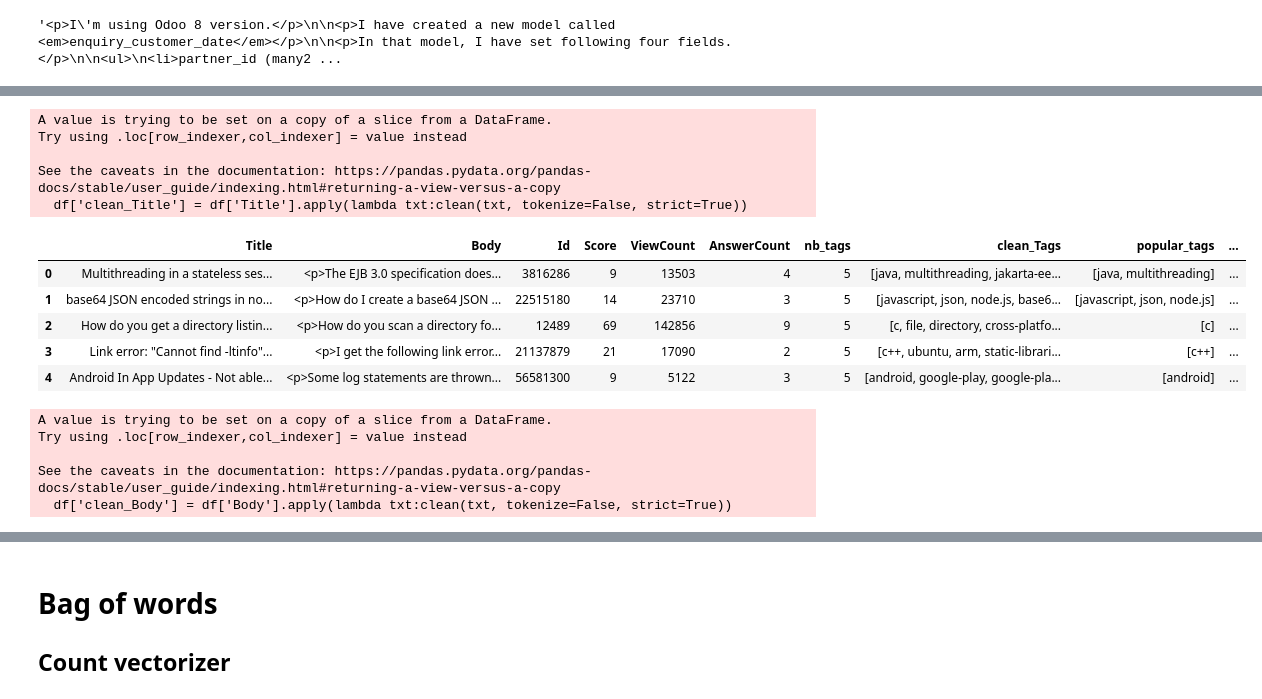
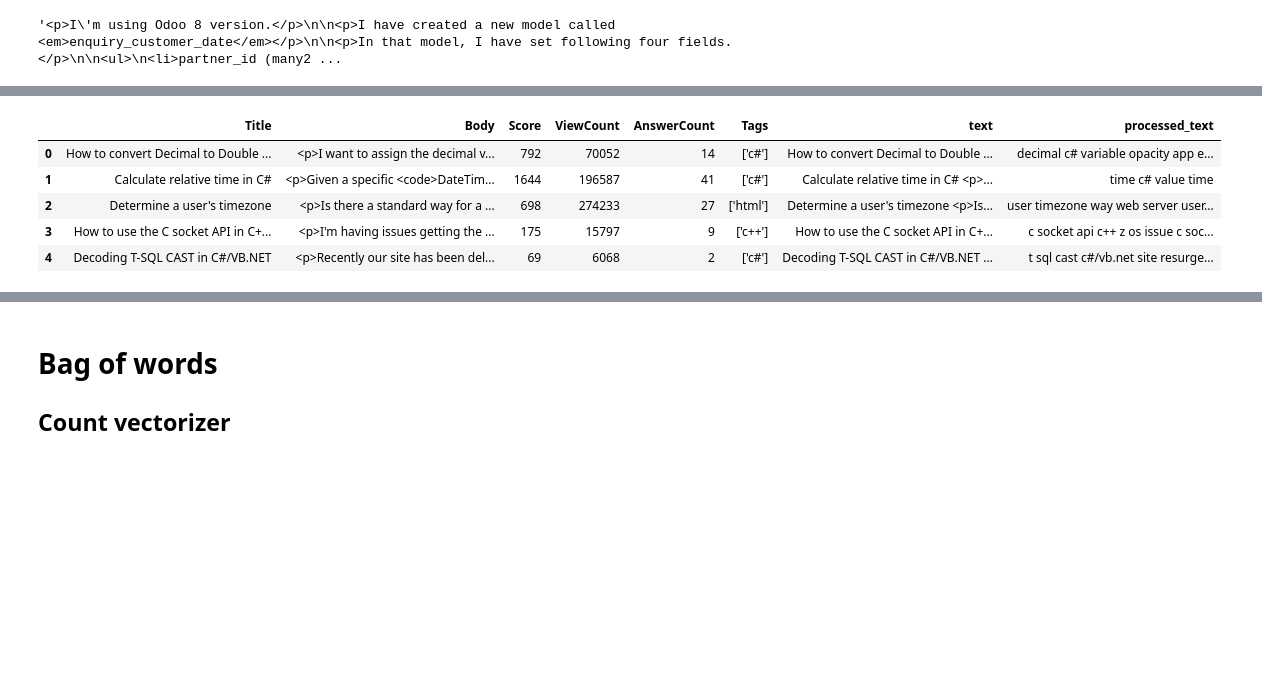
Before and after one commit to ana-bernal/tag-projet_overflow, a Jupyter notebook: preprocessing.ipynb, the cells around one changed output, grey strips where cells are left out. Drawn from its saved outputs; the diff is of its cells as text; code cells hidden in the pictures; blank space fills up the shorter version.

Commit message:
Finish process of process data: text cleaning, binary target.

```diff
--- a/preprocessing.ipynb
+++ b/preprocessing.ipynb
@@ -665,8 +688,0 @@ df.head(3)
-# %%
-df['clean_Title'] = df['Title'].apply(lambda txt:clean(txt, tokenize=False, strict=True))
-# %% [output]
-A value is trying to be set on a copy of a slice from a DataFrame.
-Try using .loc[row_indexer,col_indexer] = value instead
-
-See the caveats in the documentation: https://pandas.pydata.org/pandas-docs/stable/user_guide/indexing.html#returning-a-view-versus-a-copy
-  df['clean_Title'] = df['Title'].apply(lambda txt:clean(txt, tokenize=False, strict=True))
@@ -673,17 +699,20 @@ See the caveats in the documentation: https://pandas.pydata.org/pandas-docs/stab
+# %%
+# df_popular_tags_sample = df_popular_tags.sample(10000)
+
+# # Export this sample to work with later
+path = './data/'
+filename = 'processed_data_v01.csv'
+
+# df_popular_tags_sample.to_csv(path + filename, index=False)
+# %%
+# Import sample
+df_import = pd.read_csv(path + filename)
 # %%
-df.head()
+df_import.head()
 # %% [output]
-|  | Title | Body | Id | Score | ViewCount | AnswerCount | nb_tags | clean_Tags | popular_tags | ... |
-| 0 | Multithreading in a stateless ses... | <p>The EJB 3.0 specification does... | 3816286 | 9 | 13503 | 4 | 5 | [java, multithreading, jakarta-ee... | [java, multithreading] | ... |
-| 1 | base64 JSON encoded strings in no... | <p>How do I create a base64 JSON ... | 22515180 | 14 | 23710 | 3 | 5 | [javascript, json, node.js, base6... | [javascript, json, node.js] | ... |
-| 2 | How do you get a directory listin... | <p>How do you scan a directory fo... | 12489 | 69 | 142856 | 9 | 5 | [c, file, directory, cross-platfo... | [c] | ... |
-| 3 | Link error: "Cannot find -ltinfo"... | <p>I get the following link error... | 21137879 | 21 | 17090 | 2 | 5 | [c++, ubuntu, arm, static-librari... | [c++] | ... |
-| 4 | Android In App Updates - Not able... | <p>Some log statements are thrown... | 56581300 | 9 | 5122 | 3 | 5 | [android, google-play, google-pla... | [android] | ... |
+|  | Title | Body | Score | ViewCount | AnswerCount | Tags | text | processed_text |
+| 0 | How to convert Decimal to Double ... | <p>I want to assign the decimal v... | 792 | 70052 | 14 | ['c#'] | How to convert Decimal to Double ... | decimal c# variable opacity app e... |
+| 1 | Calculate relative time in C# | <p>Given a specific <code>DateTim... | 1644 | 196587 | 41 | ['c#'] | Calculate relative time in C# <p>... | time c# value time |
+| 2 | Determine a user's timezone | <p>Is there a standard way for a ... | 698 | 274233 | 27 | ['html'] | Determine a user's timezone <p>Is... | user timezone way web server user... |
+| 3 | How to use the C socket API in C+... | <p>I'm having issues getting the ... | 175 | 15797 | 9 | ['c++'] | How to use the C socket API in C+... | c socket api c++ z os issue c soc... |
+| 4 | Decoding T-SQL CAST in C#/VB.NET | <p>Recently our site has been del... | 69 | 6068 | 2 | ['c#'] | Decoding T-SQL CAST in C#/VB.NET ... | t sql cast c#/vb.net site resurge... |
-# %%
-df['clean_Body'] = df['Body'].apply(lambda txt:clean(txt, tokenize=False, strict=True))
-# %% [output]
-A value is trying to be set on a copy of a slice from a DataFrame.
-Try using .loc[row_indexer,col_indexer] = value instead
-
-See the caveats in the documentation: https://pandas.pydata.org/pandas-docs/stable/user_guide/indexing.html#returning-a-view-versus-a-copy
-  df['clean_Body'] = df['Body'].apply(lambda txt:clean(txt, tokenize=False, strict=True))
```
Also changed, not shown: parts of 79 cells of this notebook.
